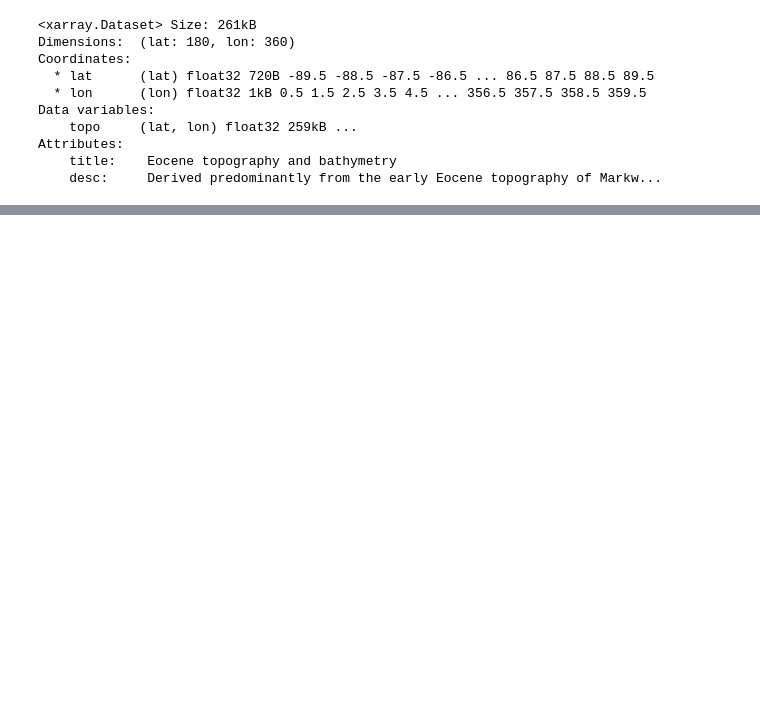
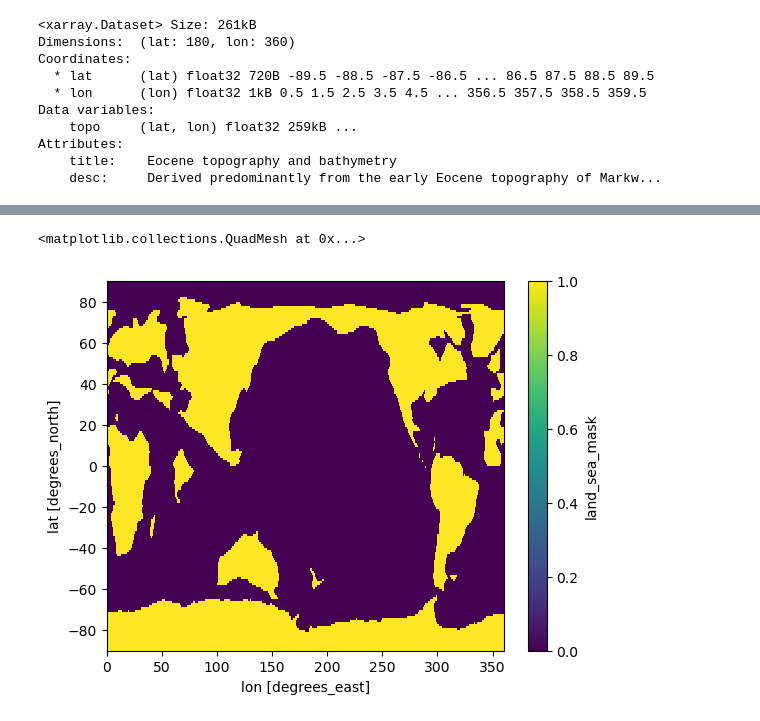
Before and after one commit to asozza/ecearth-quests, a Jupyter notebook: epochal/DeepMIP/test.ipynb, the cells around one changed output, grey strips where cells are left out. Drawn from its saved outputs; the diff is of its cells as text; code cells hidden in the pictures; blank space fills up the shorter version.

```diff
--- a/epochal/DeepMIP/test.ipynb
+++ b/epochal/DeepMIP/test.ipynb
@@ -21,0 +28,8 @@ Attributes:
+# %%
+# create land-sea mask
+data['land_sea_mask'] = (data['topo'] > 0).astype(int)
+# %%
+data['land_sea_mask'].plot()
+# %% [output]
+<matplotlib.collections.QuadMesh at 0x...>
+[figure, added]
```
Also changed, not shown: parts of 9 cells of this notebook, 2 other files.
